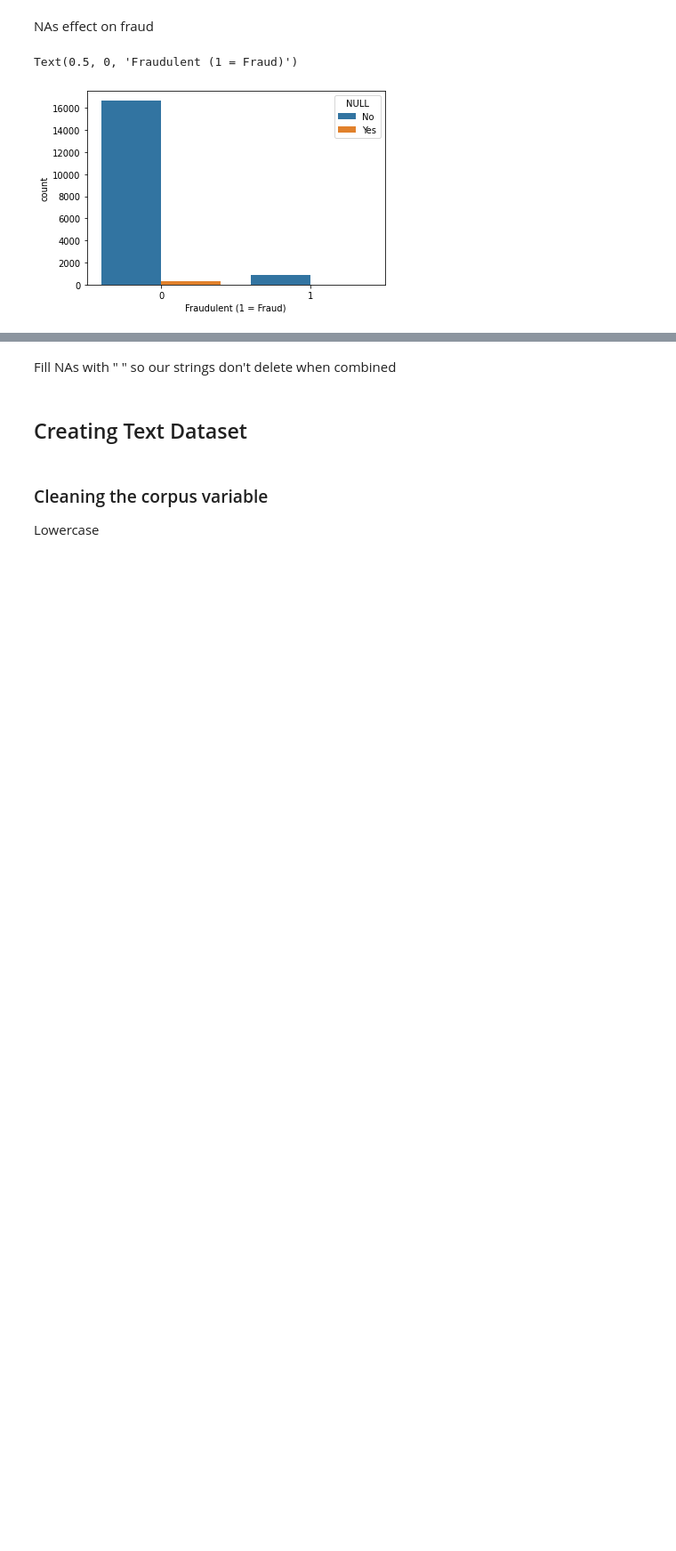
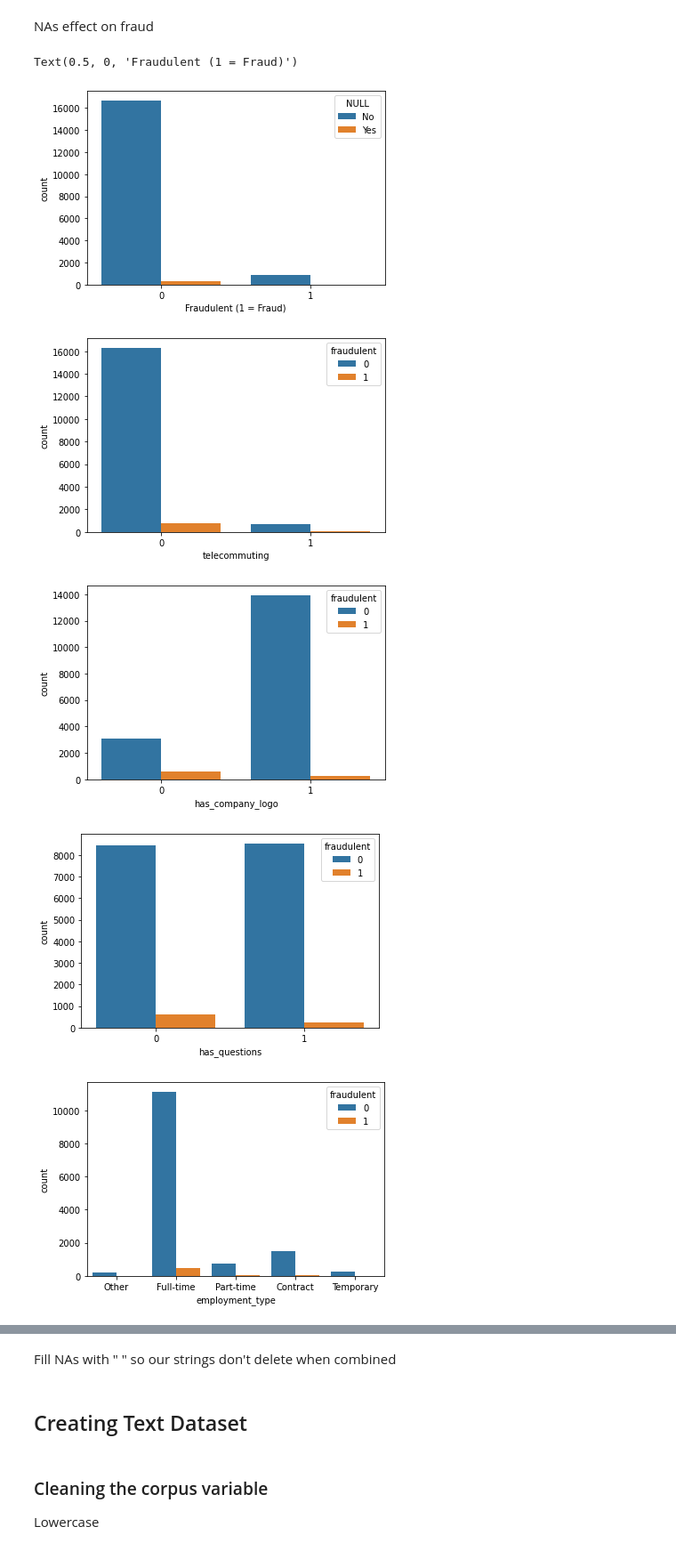
Before and after one commit to hunterblum/Job-Fraud-Detection, a Jupyter notebook: Group2_ML_Final.ipynb, the cells around one changed output, grey strips where cells are left out. Shown at 89% size. Drawn from its saved outputs; the diff is of its cells as text; code cells hidden in the pictures; blank space fills up the shorter version.

```diff
--- a/Group2_ML_Final.ipynb
+++ b/Group2_ML_Final.ipynb
@@ -204,3 +206,17 @@ plt.xlabel("Fraudulent (1 = Fraud)")
 # %% [output]
 Text(0.5, 0, 'Fraudulent (1 = Fraud)')
 [figure]
+# %%
+# more EDA
+
+# checking relationship between fraud and other categories with limited unique values
+
+cat_lim = ['telecommuting','has_company_logo','has_questions', 'employment_type']
+for i in cat_lim:
+  sns.countplot(x=i, hue="fraudulent", data=Job)
+  plt.show()
+# %% [output]
+[figure, added]
+[figure, added]
+[figure, added]
+[figure, added]
```
Also changed, not shown: parts of 25 cells of this notebook.
